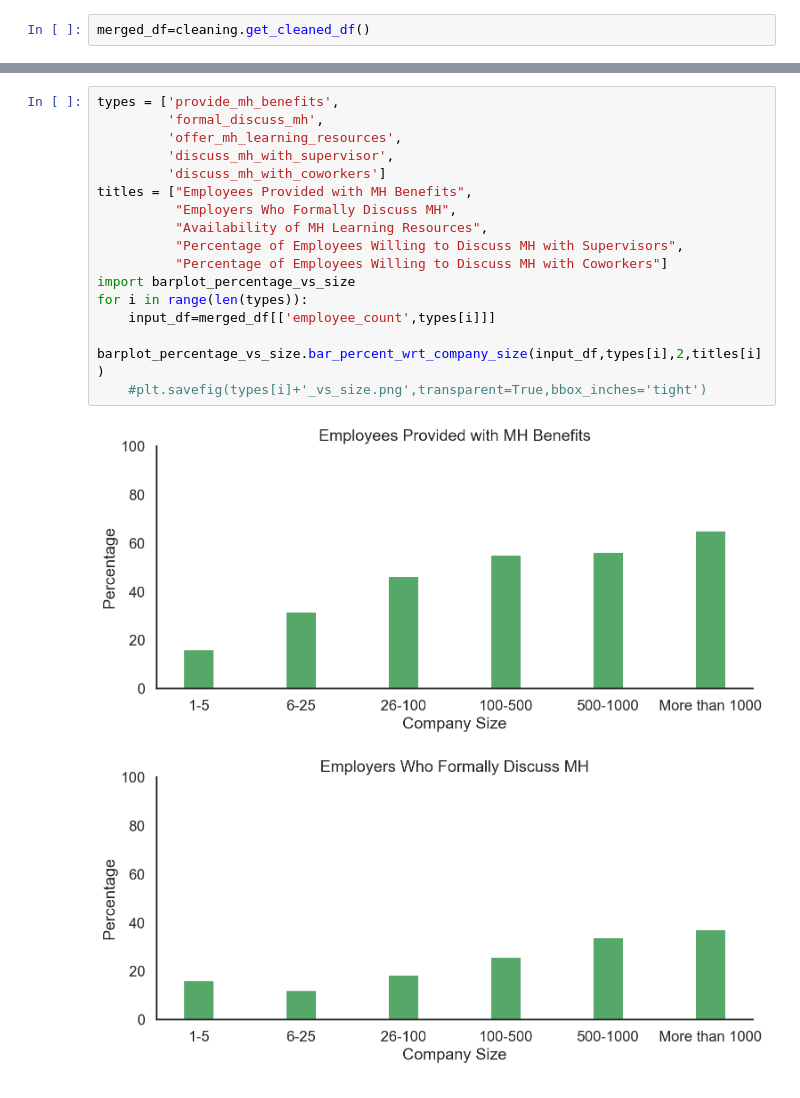
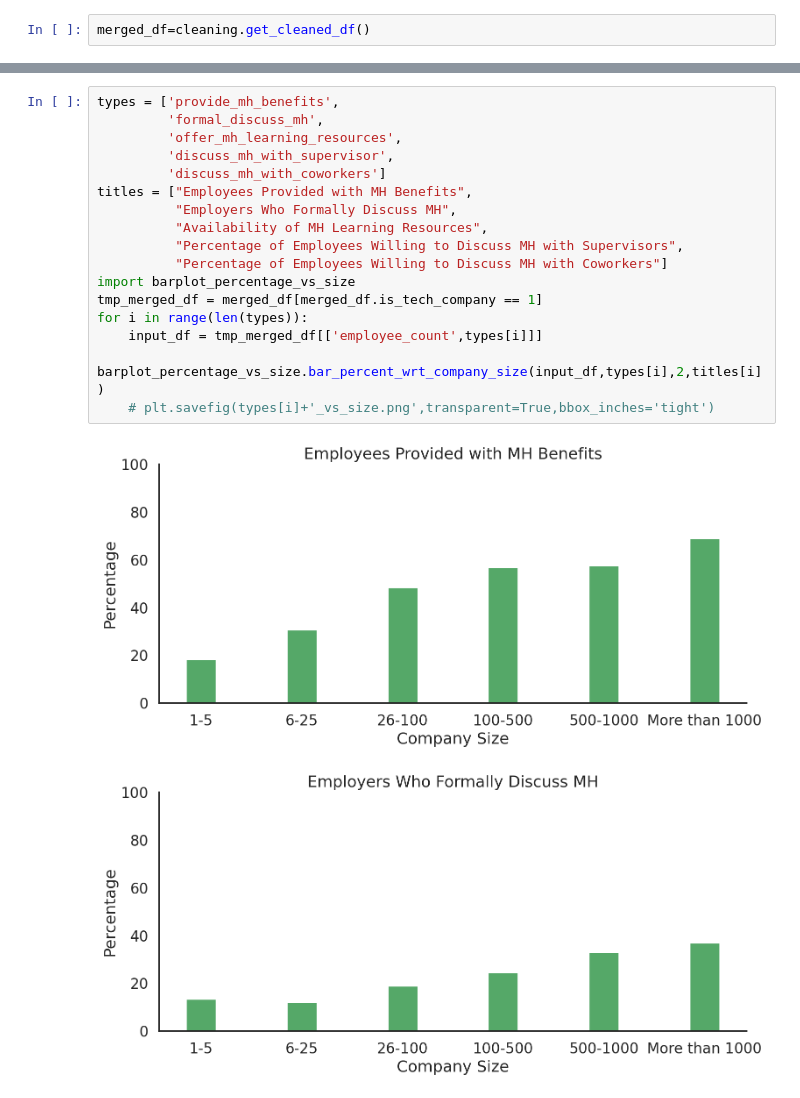
Before and after one commit to AndrewKahr/ECE143FinalProject, a Jupyter notebook: ECE143 Project merged.ipynb, the cells around one changed output, grey strips where cells are left out. Cells and saved outputs as stored; diff of their text form.

```diff
--- a/ECE143 Project merged.ipynb
+++ b/ECE143 Project merged.ipynb
@@ -27,19 +27,20 @@ column_value_count_H.v_count_plot(cleaning.to_1D(merged_df['diagnosed_mh_disorde
 # %%
 types = ['provide_mh_benefits',
          'formal_discuss_mh',
          'offer_mh_learning_resources',
          'discuss_mh_with_supervisor',
          'discuss_mh_with_coworkers']
 titles = ["Employees Provided with MH Benefits",
           "Employers Who Formally Discuss MH",
           "Availability of MH Learning Resources",
           "Percentage of Employees Willing to Discuss MH with Supervisors",
           "Percentage of Employees Willing to Discuss MH with Coworkers"]
 import barplot_percentage_vs_size
+tmp_merged_df = merged_df[merged_df.is_tech_company == 1]
 for i in range(len(types)):
-    input_df=merged_df[['employee_count',types[i]]]
+    input_df = tmp_merged_df[['employee_count',types[i]]]
     barplot_percentage_vs_size.bar_percent_wrt_company_size(input_df,types[i],2,titles[i])
-    #plt.savefig(types[i]+'_vs_size.png',transparent=True,bbox_inches='tight')
+    # plt.savefig(types[i]+'_vs_size.png',transparent=True,bbox_inches='tight')
 # %% [output]
-[figure, old version]
+[figure, new version]
-[figure, old version]
+[figure, new version]
```
Also changed, not shown: parts of 7 cells of this notebook, 1 other file.
